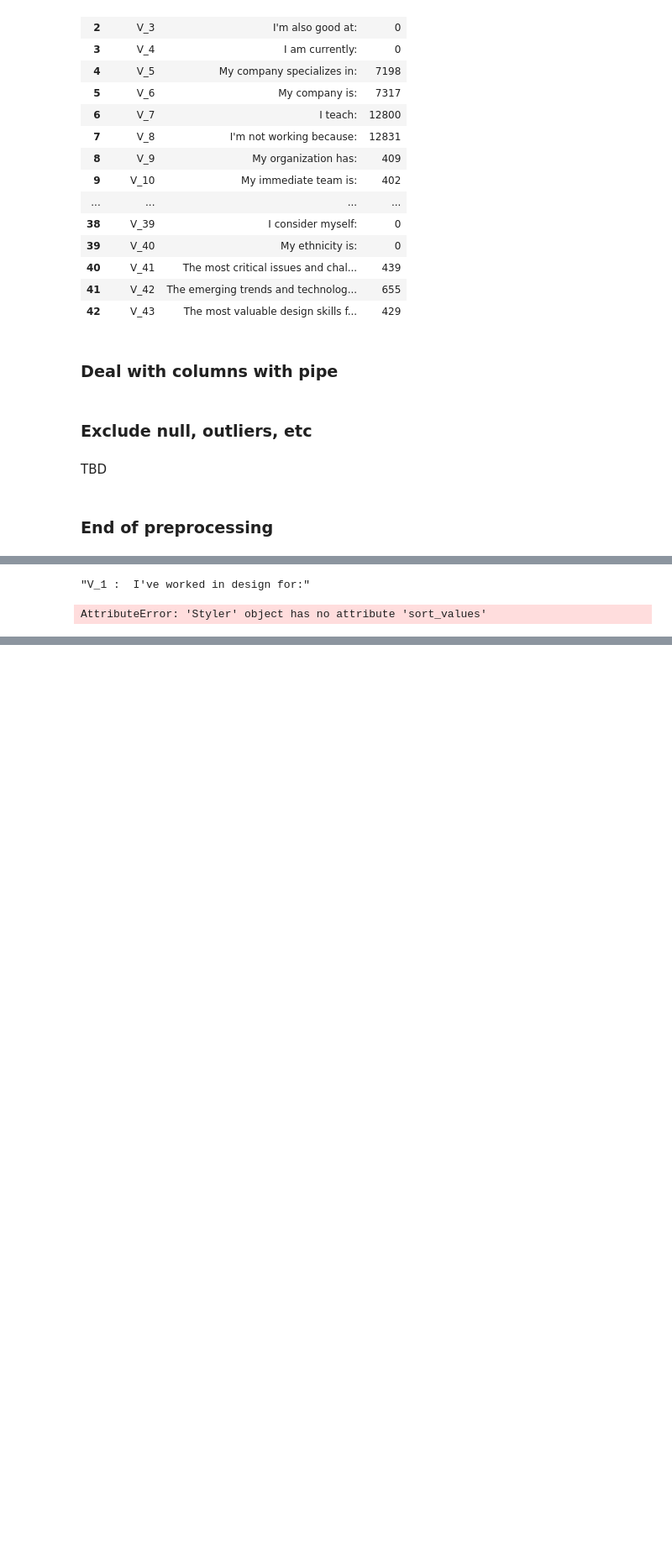
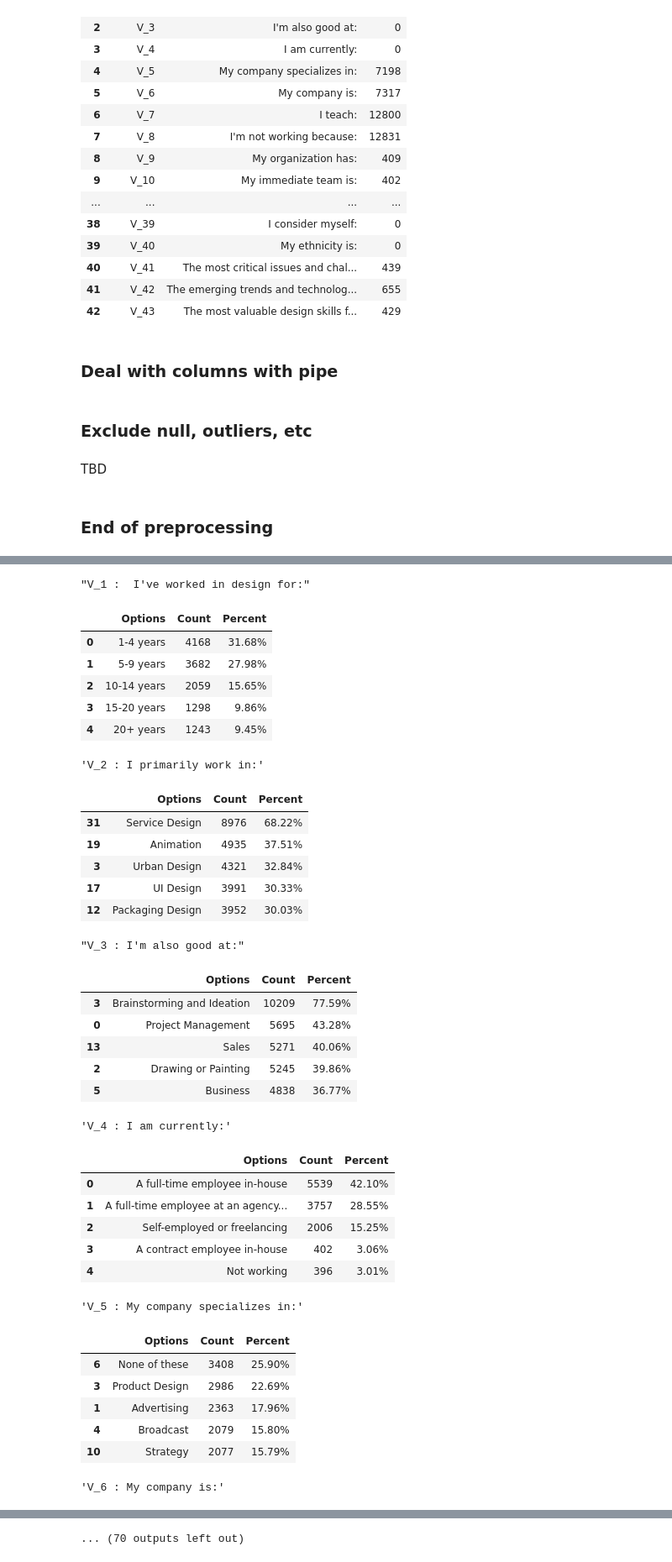
Before and after one commit to shiwang0211/DesignCensus, a Jupyter notebook: test.ipynb, the cells around one changed output, grey strips where cells are left out. Shown at 84% size. Drawn from its saved outputs; the diff is of its cells as text; code cells hidden in the pictures; blank space fills up the shorter version.

```diff
--- a/test.ipynb
+++ b/test.ipynb
@@ -139,6 +139,7 @@ def summary_cate_col(col):
         dff.columns = ['Options','Count']
 
     dff['Percent'] = dff.Count / num_records
+    dff = dff.sort_values(by = 'Percent', ascending = False).head(5)
     dff = dff.style.format({'Percent': '{:,.2%}'.format})
     return dff
 # %% [markdown]
@@ -146,7 +147,41 @@ def summary_cate_col(col):
 # %%
 for col in cate_cols:
     display(str(col) + ' : ' + col_dict[col])
-    display(summary_cate_col(col).sort_values(by = 'Percent', ascending = False).head(10))
+    display(summary_cate_col(col))
 # %% [output]
 "V_1 :  I've worked in design for:"
+|  | Options | Count | Percent |
+| 0 | 1-4 years | 4168 | 31.68% |
+| 1 | 5-9 years | 3682 | 27.98% |
+| 2 | 10-14 years | 2059 | 15.65% |
+| 3 | 15-20 years | 1298 | 9.86% |
+| 4 | 20+ years | 1243 | 9.45% |
-AttributeError: 'Styler' object has no attribute 'sort_values'
+'V_2 : I primarily work in:'
+|  | Options | Count | Percent |
+| 31 | Service Design | 8976 | 68.22% |
+| 19 | Animation | 4935 | 37.51% |
+| 3 | Urban Design | 4321 | 32.84% |
+| 17 | UI Design | 3991 | 30.33% |
+| 12 | Packaging Design | 3952 | 30.03% |
+"V_3 : I'm also good at:"
+|  | Options | Count | Percent |
+| 3 | Brainstorming and Ideation | 10209 | 77.59% |
+| 0 | Project Management | 5695 | 43.28% |
+| 13 | Sales | 5271 | 40.06% |
+| 2 | Drawing or Painting | 5245 | 39.86% |
+| 5 | Business | 4838 | 36.77% |
+'V_4 : I am currently:'
+|  | Options | Count | Percent |
+| 0 | A full-time employee in-house | 5539 | 42.10% |
+| 1 | A full-time employee at an agency... | 3757 | 28.55% |
+| 2 | Self-employed or freelancing | 2006 | 15.25% |
+| 3 | A contract employee in-house | 402 | 3.06% |
+| 4 | Not working | 396 | 3.01% |
+'V_5 : My company specializes in:'
+|  | Options | Count | Percent |
+| 6 | None of these | 3408 | 25.90% |
+| 3 | Product Design | 2986 | 22.69% |
+| 1 | Advertising | 2363 | 17.96% |
+| 4 | Broadcast | 2079 | 15.80% |
+| 10 | Strategy | 2077 | 15.79% |
+'V_6 : My company is:'
@@ -152,0 +194 @@ AttributeError: 'Styler' object has no attribute 'sort_values'
+... (70 outputs left out)
```
Also changed, not shown: parts of 5 cells of this notebook.
